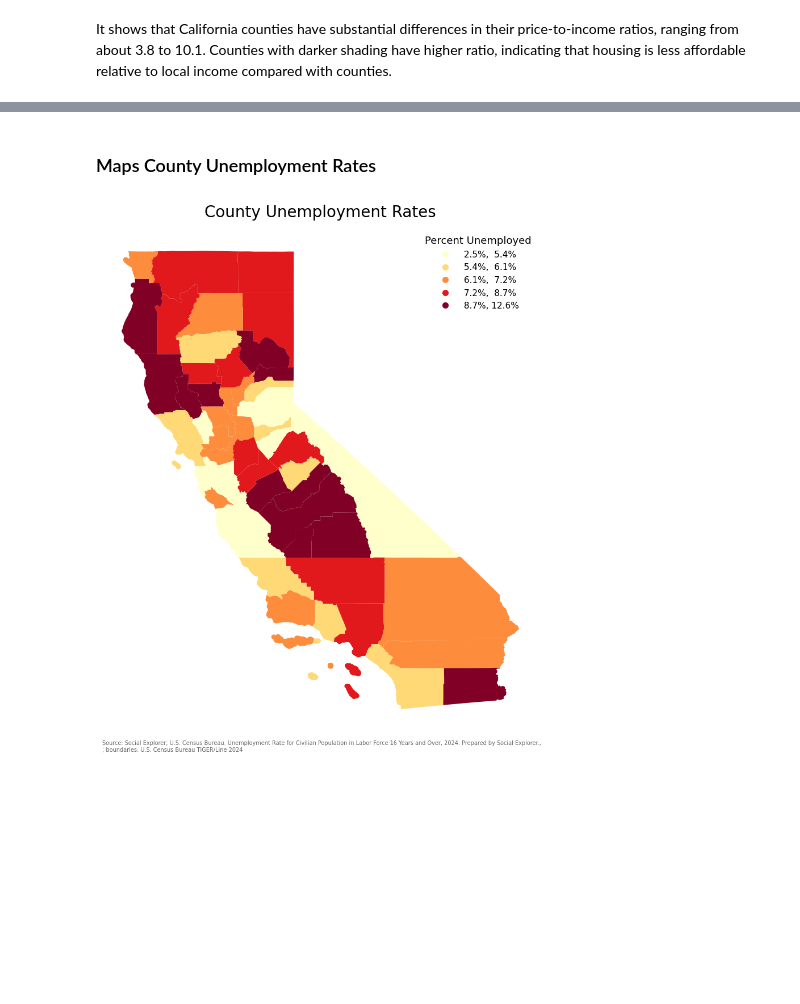
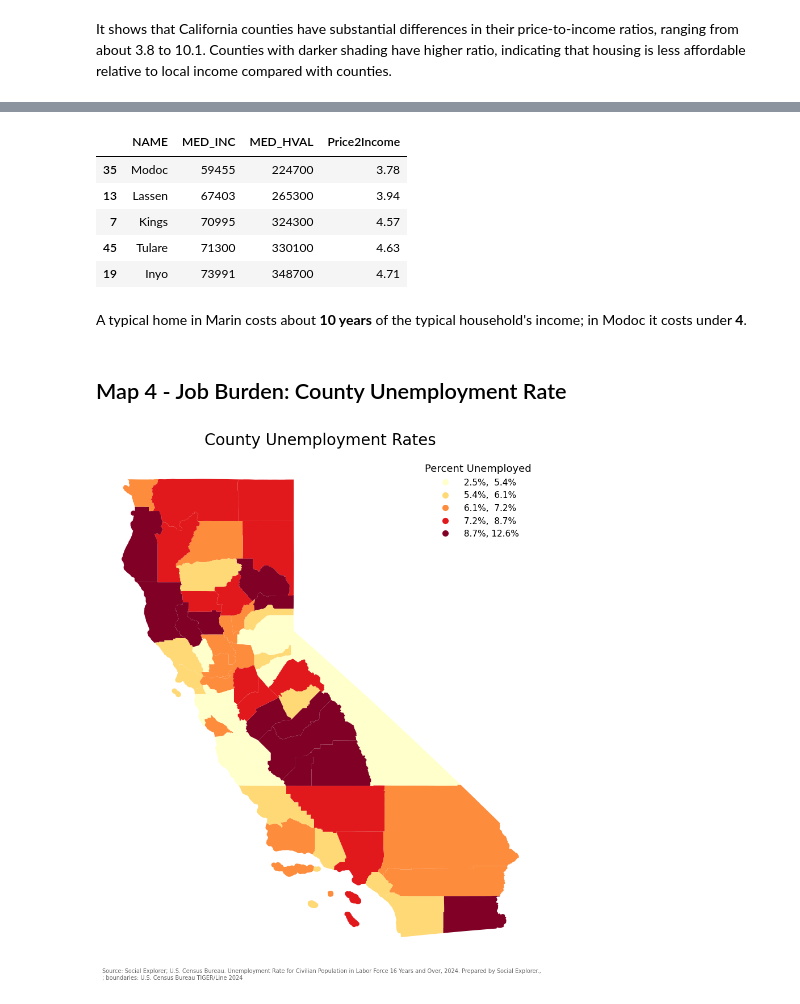
Before and after one commit to HowardChen0211/gisPy, a Jupyter notebook: ProblemSets_map.ipynb, the cells around one changed output, grey strips where cells are left out. Saved outputs shown, nothing was run; the diff lists cells and outputs as text; code cells hidden in the pictures; blank space fills up the shorter version.

```diff
--- a/ProblemSets_map.ipynb
+++ b/ProblemSets_map.ipynb
@@ -644,5 +652,16 @@ It shows that California counties have substantial differences in their price-to
+# %%
+gdf.nsmallest(5, "Price2Income")[["NAME", "MED_INC", "MED_HVAL", "Price2Income"]]
+# %% [output]
+|  | NAME | MED_INC | MED_HVAL | Price2Income |
+| 35 | Modoc | 59455 | 224700 | 3.78 |
+| 13 | Lassen | 67403 | 265300 | 3.94 |
+| 7 | Kings | 70995 | 324300 | 4.57 |
+| 45 | Tulare | 71300 | 330100 | 4.63 |
+| 19 | Inyo | 73991 | 348700 | 4.71 |
+# %% [markdown]
+A typical home in Marin costs about **10 years** of the typical household's income; in Modoc it costs under **4**.
 # %% [markdown]
-### Maps County Unemployment Rates
+## Map 4 - Job Burden: County Unemployment Rate
 # %%
 # Source: https://geopandas.org/en/stable/docs/user_guide/mapping.html
 
```
Also changed, not shown: parts of 8 cells of this notebook.
